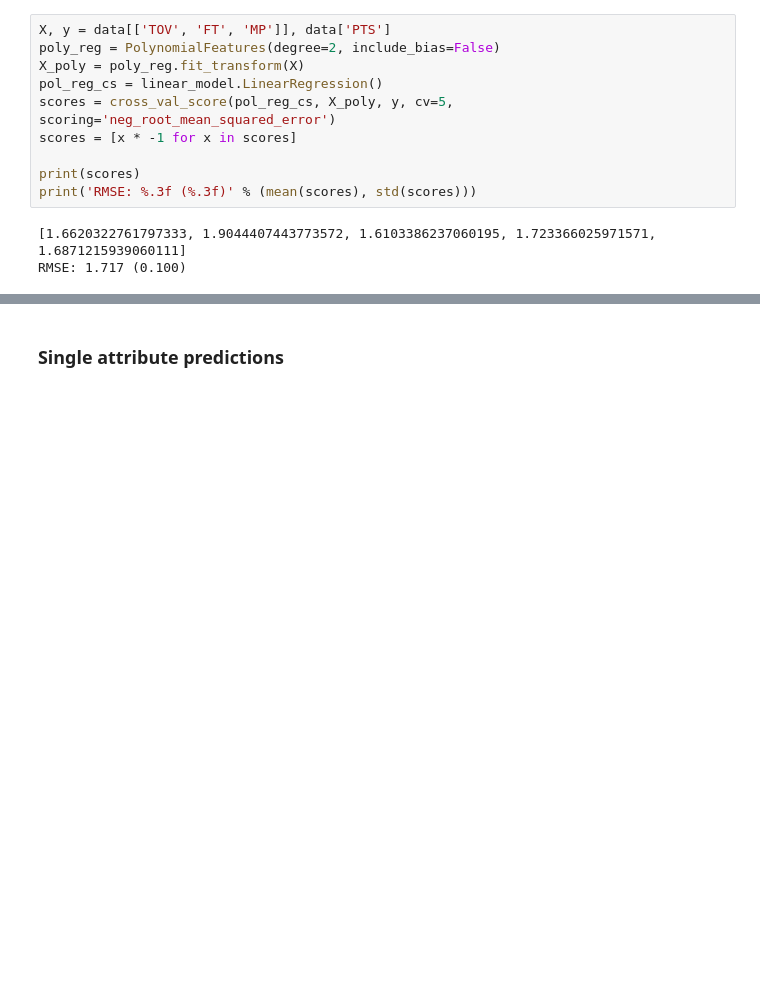
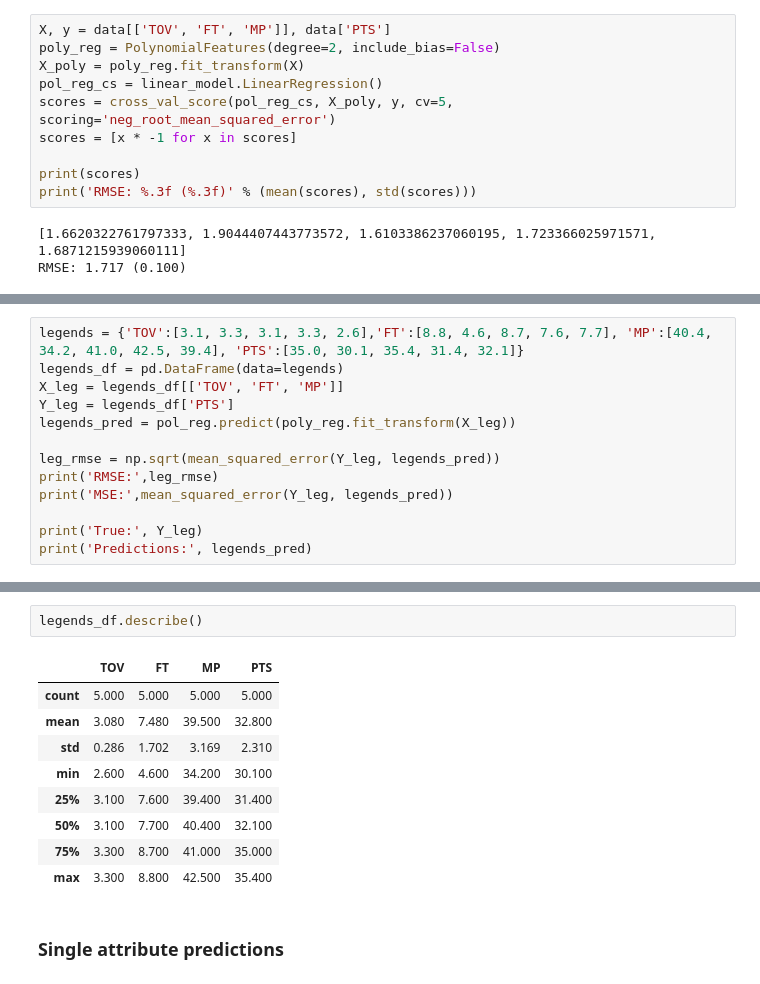
Before and after one commit to MennoCoehoorn/OZNAL, a Jupyter notebook: NBA.ipynb, the cells around one changed output, grey strips where cells are left out. Cells and saved outputs as stored; diff of their text form; blank space fills up the shorter version.

Commit message:
'Legends'

```diff
--- a/NBA.ipynb
+++ b/NBA.ipynb
@@ -1085,0 +1097,13 @@ RMSE: 1.717 (0.100)
+# %%
+legends = {'TOV':[3.1, 3.3, 3.1, 3.3, 2.6],'FT':[8.8, 4.6, 8.7, 7.6, 7.7], 'MP':[40.4, 34.2, 41.0, 42.5, 39.4], 'PTS':[35.0, 30.1, 35.4, 31.4, 32.1]}
+legends_df = pd.DataFrame(data=legends)
+X_leg = legends_df[['TOV', 'FT', 'MP']]
+Y_leg = legends_df['PTS']
+legends_pred = pol_reg.predict(poly_reg.fit_transform(X_leg))
+
+leg_rmse = np.sqrt(mean_squared_error(Y_leg, legends_pred))
+print('RMSE:',leg_rmse)
+print('MSE:',mean_squared_error(Y_leg, legends_pred))
+
+print('True:', Y_leg)
+print('Predictions:', legends_pred)
@@ -1086,3 +1120,15 @@ RMSE: 1.717 (0.100)
+# %%
+legends_df.describe()
+# %% [output]
+|  | TOV | FT | MP | PTS |
+| count | 5.000 | 5.000 | 5.000 | 5.000 |
+| mean | 3.080 | 7.480 | 39.500 | 32.800 |
+| std | 0.286 | 1.702 | 3.169 | 2.310 |
+| min | 2.600 | 4.600 | 34.200 | 30.100 |
+| 25% | 3.100 | 7.600 | 39.400 | 31.400 |
+| 50% | 3.100 | 7.700 | 40.400 | 32.100 |
+| 75% | 3.300 | 8.700 | 41.000 | 35.000 |
+| max | 3.300 | 8.800 | 42.500 | 35.400 |
 # %% [markdown]
 ### Single attribute predictions
 # %% [markdown]
```
Also changed, not shown: parts of 14 cells of this notebook, 9 other files.
